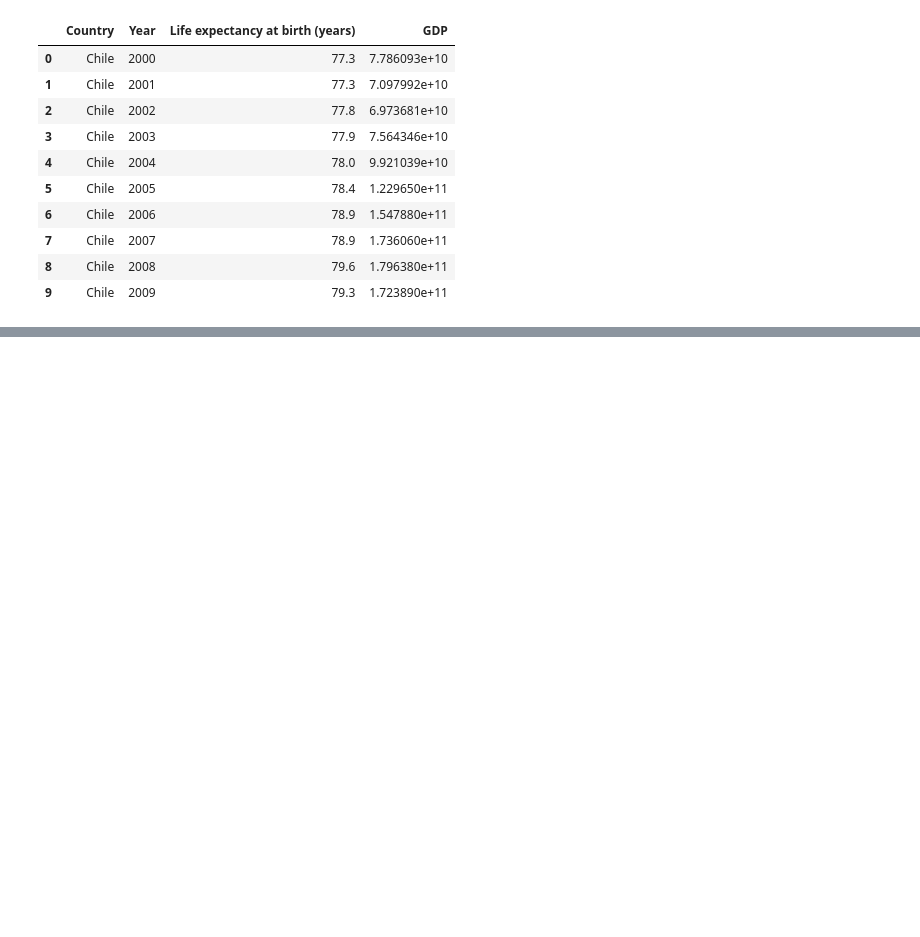
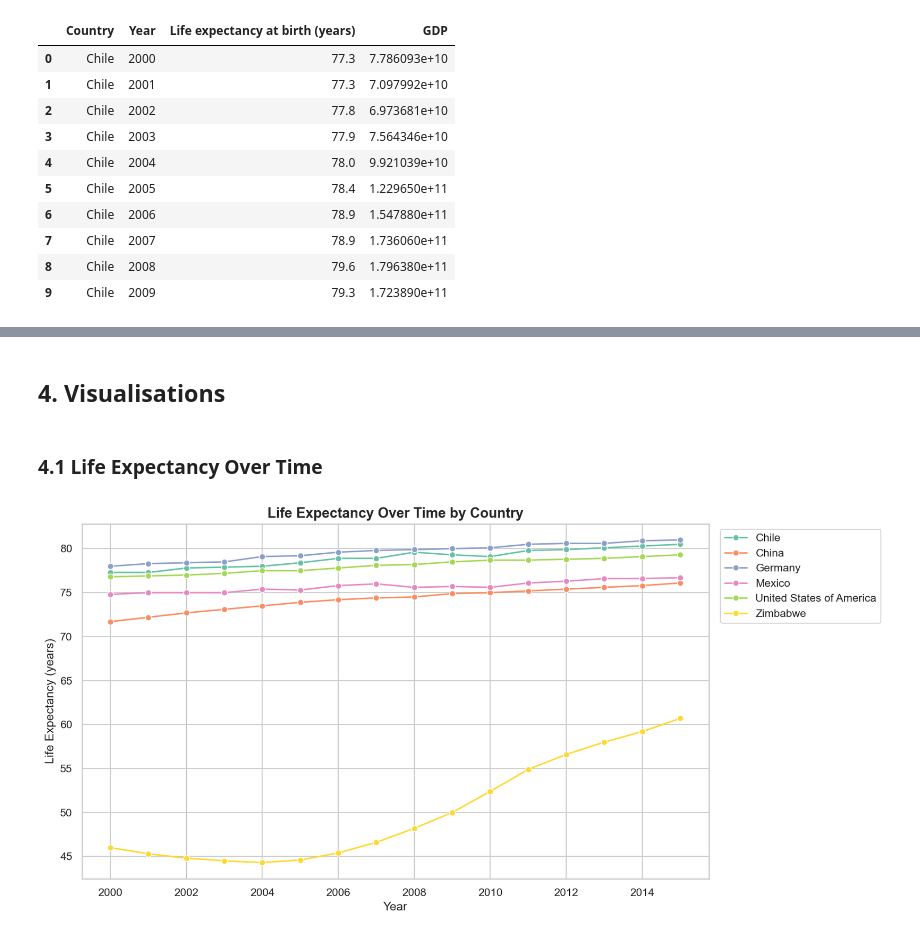
Before and after one commit to dxsastrous/life-expectancy-gdp-analysis, a Jupyter notebook: life_expectancy_gdp.ipynb, the cells around one changed output, grey strips where cells are left out. Drawn from its saved outputs; the diff is of its cells as text; code cells hidden in the pictures; blank space fills up the shorter version.

Commit message:
Graphs made, need to make analysis markdown notes for 4.3 - 4.6

```diff
--- a/life_expectancy_gdp.ipynb
+++ b/life_expectancy_gdp.ipynb
@@ -57,0 +101,17 @@ dtype: int64
+# %% [markdown]
+## 4. Visualisations
+# %% [markdown]
+### 4.1 Life Expectancy Over Time
+# %%
+fig, ax = plt.subplots(figsize=(12, 6))
+sns.lineplot(data=df, x='Year', y='life_expectancy',
+             hue='Country', marker='o', ax=ax)
+ax.set_title('Life Expectancy Over Time by Country', fontsize=14, fontweight='bold')
+ax.set_xlabel('Year')
+ax.set_ylabel('Life Expectancy (years)')
+ax.legend(bbox_to_anchor=(1.01, 1), loc='upper left')
+plt.tight_layout()
+plt.savefig('images/life_expectancy_over_time.png', bbox_inches='tight')
+plt.show()
+# %% [output]
+[figure, added]
```
Also changed, not shown: parts of 21 cells of this notebook, 7 other files.
